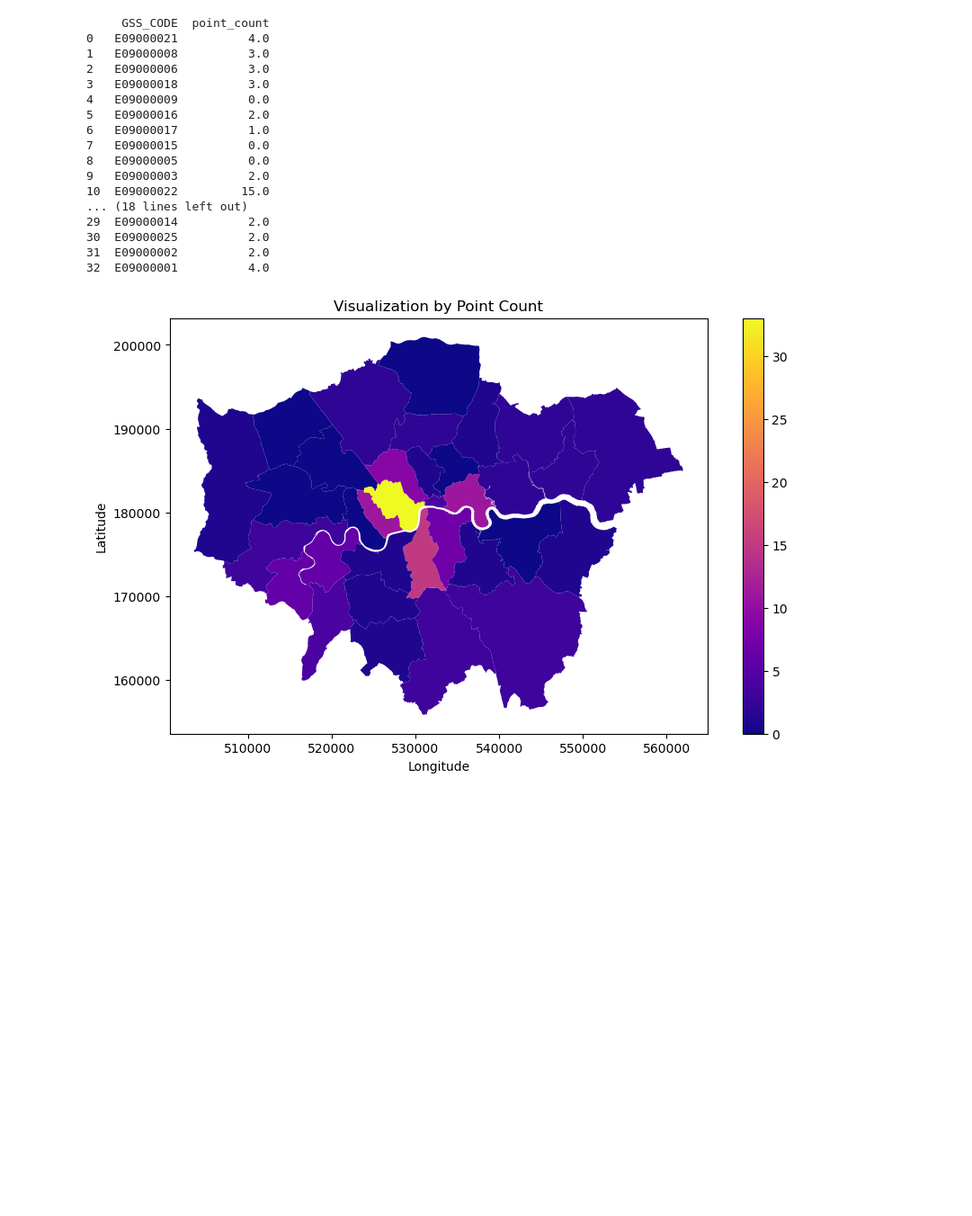
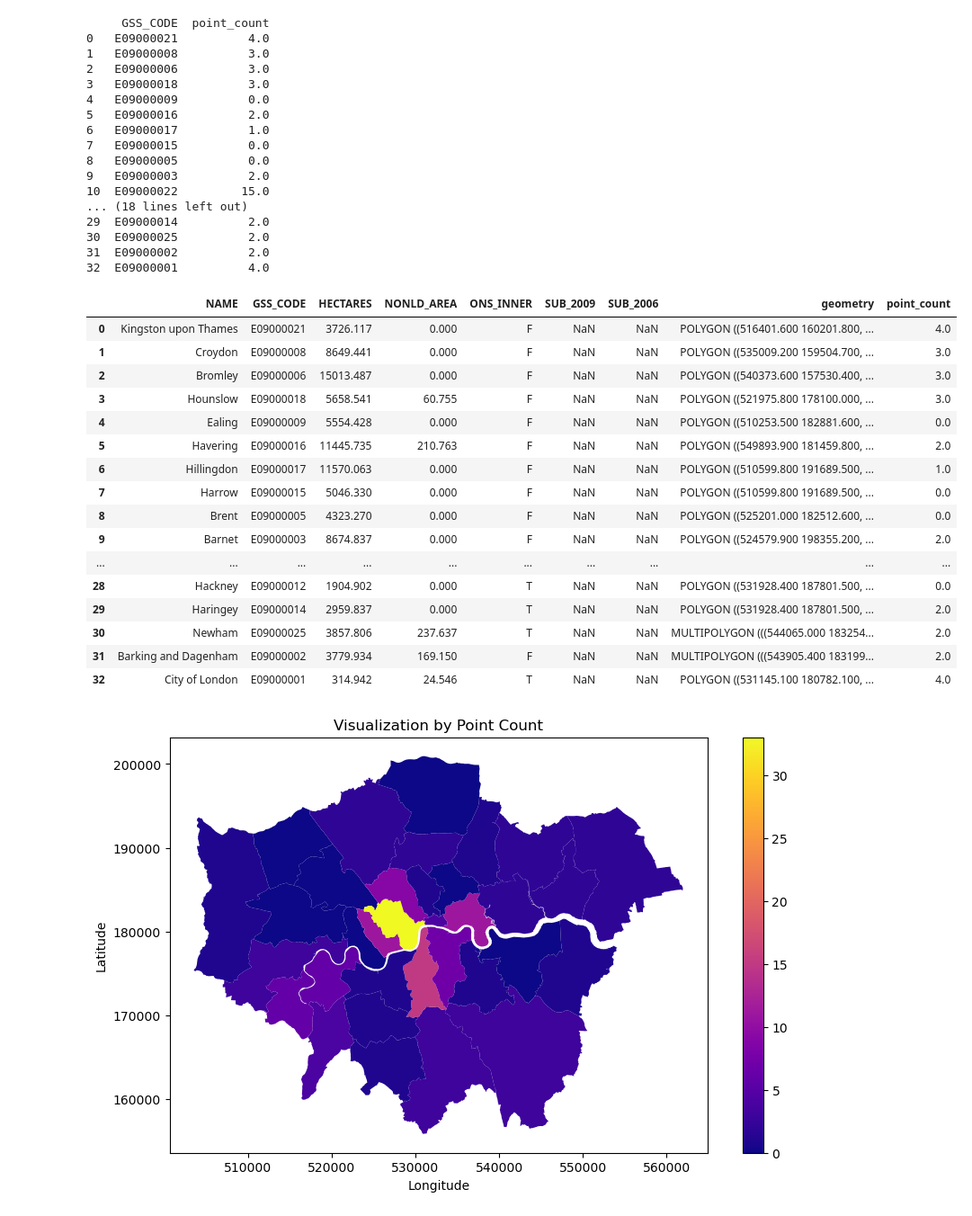
Before and after one commit to LiangWeiXian11/fsdsGroupWork, a Jupyter notebook: src/0013.ipynb, the cells around one changed output. Shown: that part at 90% size. Cells and saved outputs as stored; diff of their text form; code cells hidden in the pictures; blank space fills up the shorter version.

```diff
--- a/src/0013.ipynb
+++ b/src/0013.ipynb
@@ -190,6 +190,26 @@ print(count_points_in_polygon[['GSS_CODE', 'point_count']])
 30  E09000025          2.0
 31  E09000002          2.0
 32  E09000001          4.0
+# %%
+count_points_in_polygon
+# %% [output]
+|  | NAME | GSS_CODE | HECTARES | NONLD_AREA | ONS_INNER | SUB_2009 | SUB_2006 | geometry | point_count |
+| 0 | Kingston upon Thames | E09000021 | 3726.117 | 0.000 | F | NaN | NaN | POLYGON ((516401.600 160201.800, ... | 4.0 |
+| 1 | Croydon | E09000008 | 8649.441 | 0.000 | F | NaN | NaN | POLYGON ((535009.200 159504.700, ... | 3.0 |
+| 2 | Bromley | E09000006 | 15013.487 | 0.000 | F | NaN | NaN | POLYGON ((540373.600 157530.400, ... | 3.0 |
+| 3 | Hounslow | E09000018 | 5658.541 | 60.755 | F | NaN | NaN | POLYGON ((521975.800 178100.000, ... | 3.0 |
+| 4 | Ealing | E09000009 | 5554.428 | 0.000 | F | NaN | NaN | POLYGON ((510253.500 182881.600, ... | 0.0 |
+| 5 | Havering | E09000016 | 11445.735 | 210.763 | F | NaN | NaN | POLYGON ((549893.900 181459.800, ... | 2.0 |
+| 6 | Hillingdon | E09000017 | 11570.063 | 0.000 | F | NaN | NaN | POLYGON ((510599.800 191689.500, ... | 1.0 |
+| 7 | Harrow | E09000015 | 5046.330 | 0.000 | F | NaN | NaN | POLYGON ((510599.800 191689.500, ... | 0.0 |
+| 8 | Brent | E09000005 | 4323.270 | 0.000 | F | NaN | NaN | POLYGON ((525201.000 182512.600, ... | 0.0 |
+| 9 | Barnet | E09000003 | 8674.837 | 0.000 | F | NaN | NaN | POLYGON ((524579.900 198355.200, ... | 2.0 |
+| ... | ... | ... | ... | ... | ... | ... | ... | ... | ... |
+| 28 | Hackney | E09000012 | 1904.902 | 0.000 | T | NaN | NaN | POLYGON ((531928.400 187801.500, ... | 0.0 |
+| 29 | Haringey | E09000014 | 2959.837 | 0.000 | T | NaN | NaN | POLYGON ((531928.400 187801.500, ... | 2.0 |
+| 30 | Newham | E09000025 | 3857.806 | 237.637 | T | NaN | NaN | MULTIPOLYGON (((544065.000 183254... | 2.0 |
+| 31 | Barking and Dagenham | E09000002 | 3779.934 | 169.150 | F | NaN | NaN | MULTIPOLYGON (((543905.400 183199... | 2.0 |
+| 32 | City of London | E09000001 | 314.942 | 24.546 | T | NaN | NaN | POLYGON ((531145.100 180782.100, ... | 4.0 |
 # %%
 import matplotlib.pyplot as plt
 
```
Also changed, not shown: parts of 3 cells of this notebook, 4 other files.
